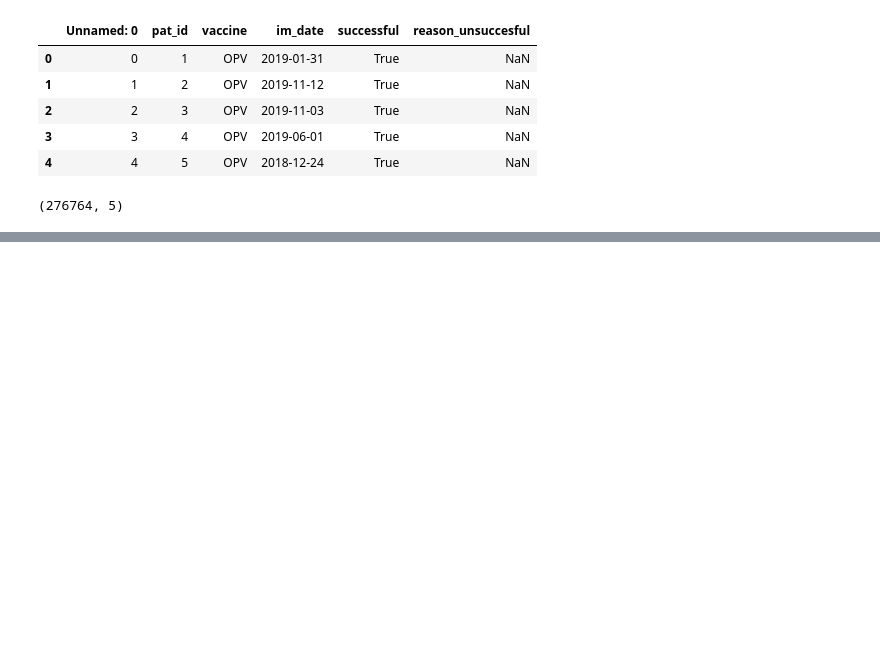
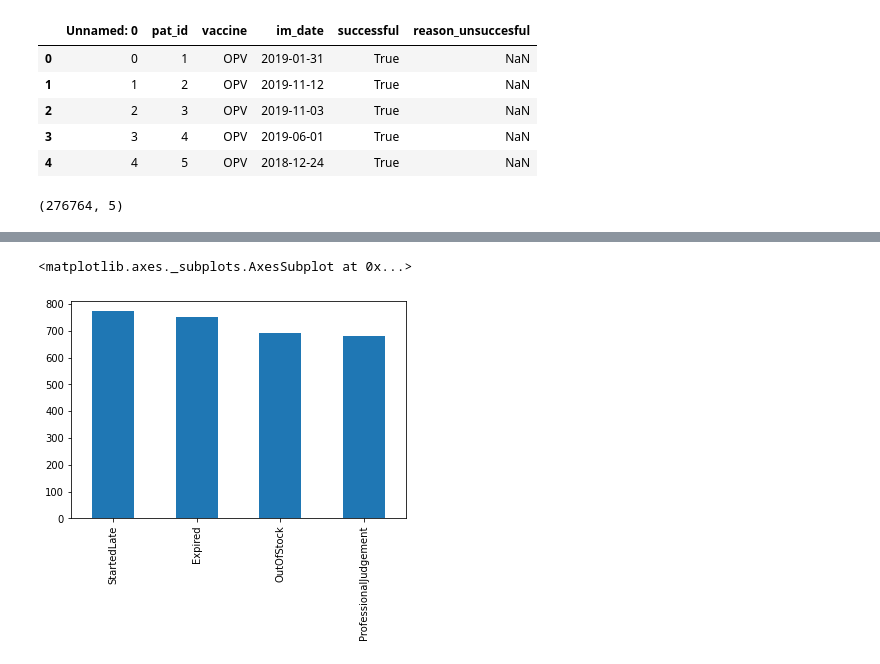
Before and after one commit to pinsleepe/titanickaggle, a Jupyter notebook: notebooks/data_engineering.ipynb, the cells around one changed output, grey strips where cells are left out. Drawn from its saved outputs; the diff is of its cells as text; code cells hidden in the pictures; blank space fills up the shorter version.

```diff
--- a/notebooks/data_engineering.ipynb
+++ b/notebooks/data_engineering.ipynb
@@ -367,0 +469,5 @@ dfi.shape
+# %%
+dfi['reason_unsuccesful'].value_counts().plot(kind='bar')
+# %% [output]
+<matplotlib.axes._subplots.AxesSubplot at 0x...>
+[figure, added]
```
Also changed, not shown: parts of 23 cells of this notebook, 4 other files.
